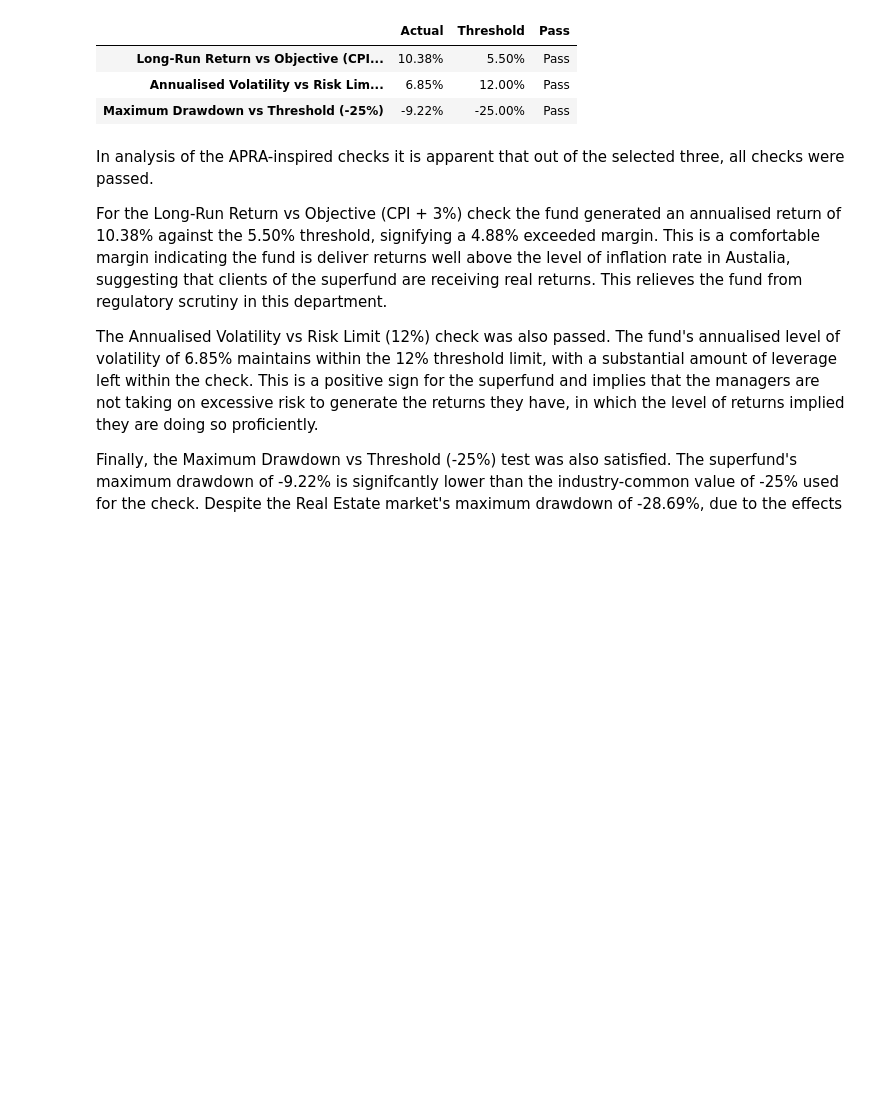
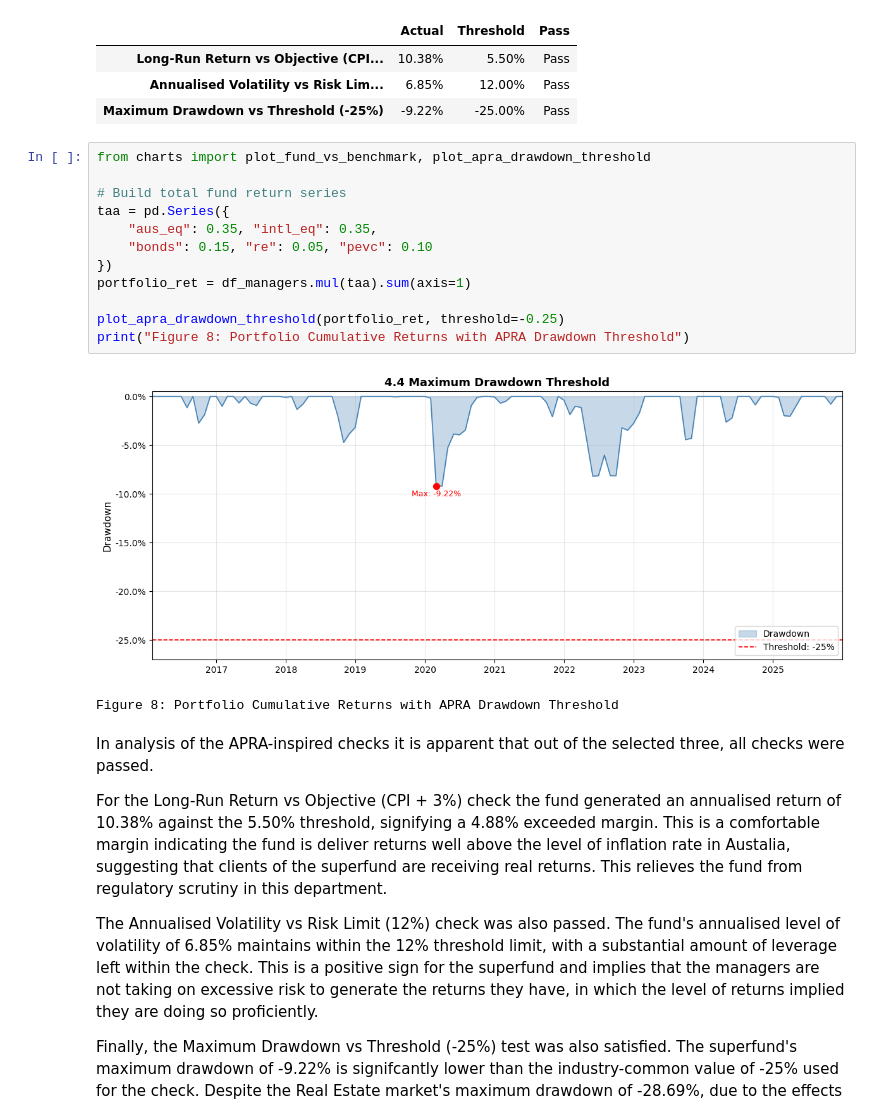
Before and after one commit to afperry2/FINM3422-Group-8-Task-2, a Jupyter notebook: notebook/multi-asset_portfolio_performance_report.ipynb, the cells around one changed output. Cells and saved outputs as stored; diff of their text form; blank space fills up the shorter version.

```diff
--- a/notebook/multi-asset_portfolio_performance_report.ipynb
+++ b/notebook/multi-asset_portfolio_performance_report.ipynb
@@ -304,6 +321,21 @@ Table 3: APRA-Inspired Performance & Risk Checks (Simplified)
 | Long-Run Return vs Objective (CPI... | 10.38% | 5.50% | Pass |
 | Annualised Volatility vs Risk Lim... | 6.85% | 12.00% | Pass |
 | Maximum Drawdown vs Threshold (-25%) | -9.22% | -25.00% | Pass |
+# %%
+from charts import plot_fund_vs_benchmark, plot_apra_drawdown_threshold
+
+# Build total fund return series
+taa = pd.Series({
+    "aus_eq": 0.35, "intl_eq": 0.35,
+    "bonds": 0.15, "re": 0.05, "pevc": 0.10
+})
+portfolio_ret = df_managers.mul(taa).sum(axis=1)
+
+plot_apra_drawdown_threshold(portfolio_ret, threshold=-0.25)
+print("Figure 8: Portfolio Cumulative Returns with APRA Drawdown Threshold")
+# %% [output]
+[figure, added]
+Figure 8: Portfolio Cumulative Returns with APRA Drawdown Threshold
 # %% [markdown]
 In analysis of the APRA-inspired checks it is apparent that out of the selected three, all checks were passed.
 
```
Also changed, not shown: parts of 2 cells of this notebook, 2 other files.
